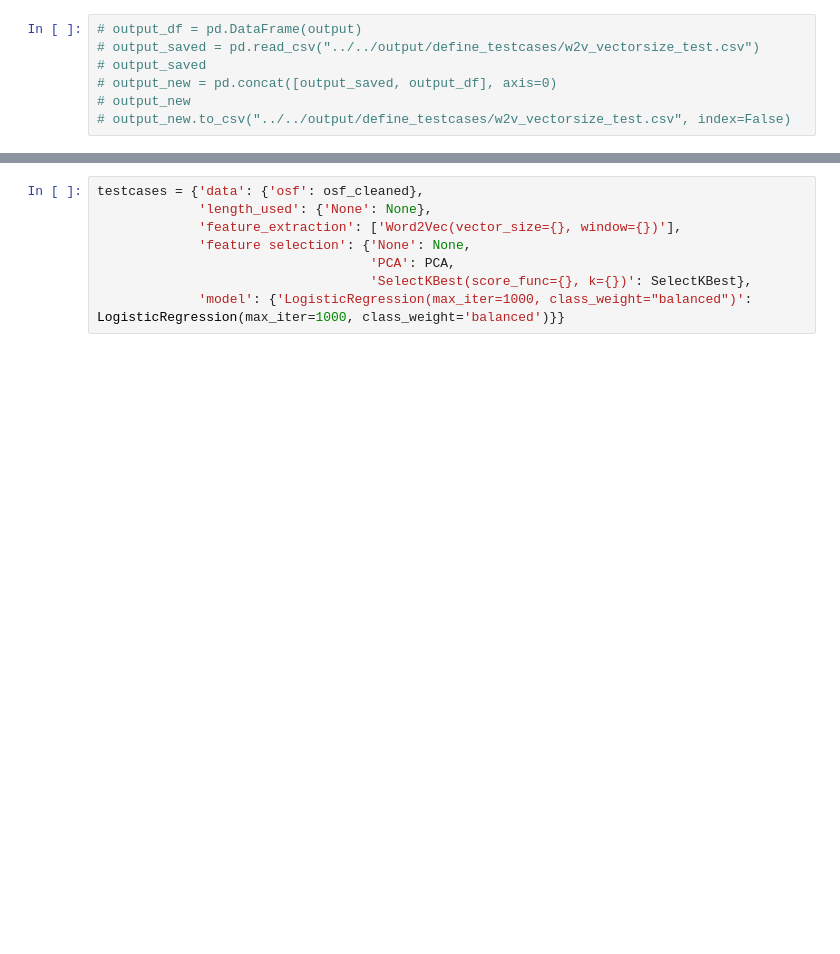
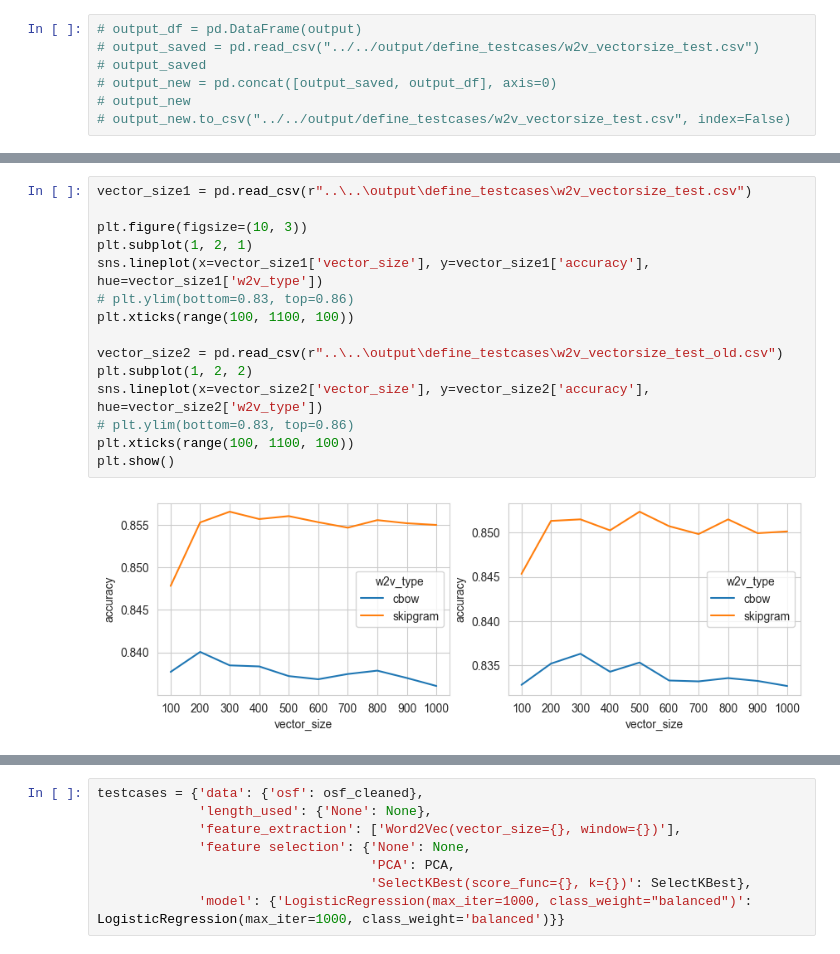
Before and after one commit to niimo753/spam-review-detection, a Jupyter notebook: notebooks/testing/word2vec.ipynb, the cells around one changed output, grey strips where cells are left out. Saved outputs shown, nothing was run; the diff lists cells and outputs as text; blank space fills up the shorter version.

```diff
--- a/notebooks/testing/word2vec.ipynb
+++ b/notebooks/testing/word2vec.ipynb
@@ -354,0 +435,17 @@ cbow - vector 700: done
+# %%
+vector_size1 = pd.read_csv(r"..\..\output\define_testcases\w2v_vectorsize_test.csv")
+
+plt.figure(figsize=(10, 3))
+plt.subplot(1, 2, 1)
+sns.lineplot(x=vector_size1['vector_size'], y=vector_size1['accuracy'], hue=vector_size1['w2v_type'])
+# plt.ylim(bottom=0.83, top=0.86)
+plt.xticks(range(100, 1100, 100))
+
+vector_size2 = pd.read_csv(r"..\..\output\define_testcases\w2v_vectorsize_test_old.csv")
+plt.subplot(1, 2, 2)
+sns.lineplot(x=vector_size2['vector_size'], y=vector_size2['accuracy'], hue=vector_size2['w2v_type'])
+# plt.ylim(bottom=0.83, top=0.86)
+plt.xticks(range(100, 1100, 100))
+plt.show()
+# %% [output]
+[figure, added]
```
Also changed, not shown: parts of 25 cells of this notebook, 7 other files.
